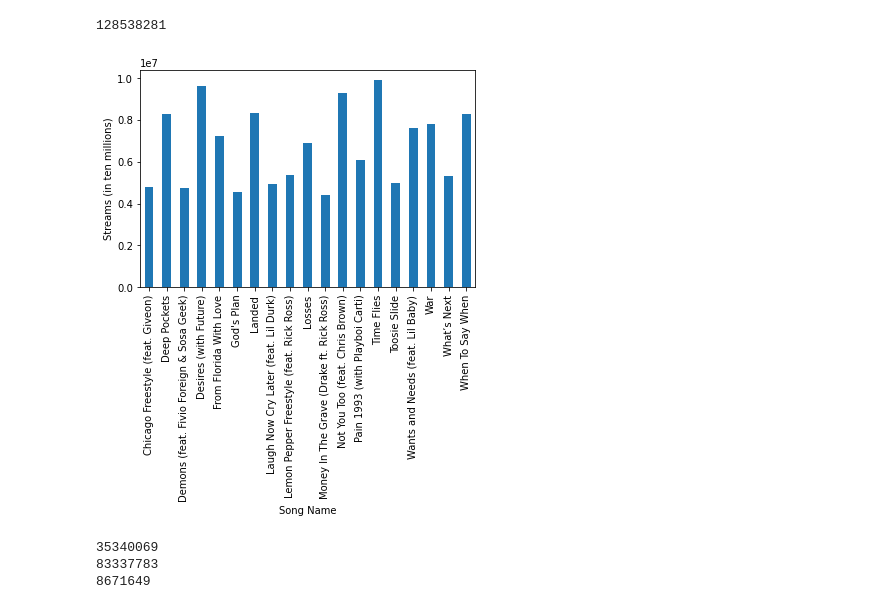
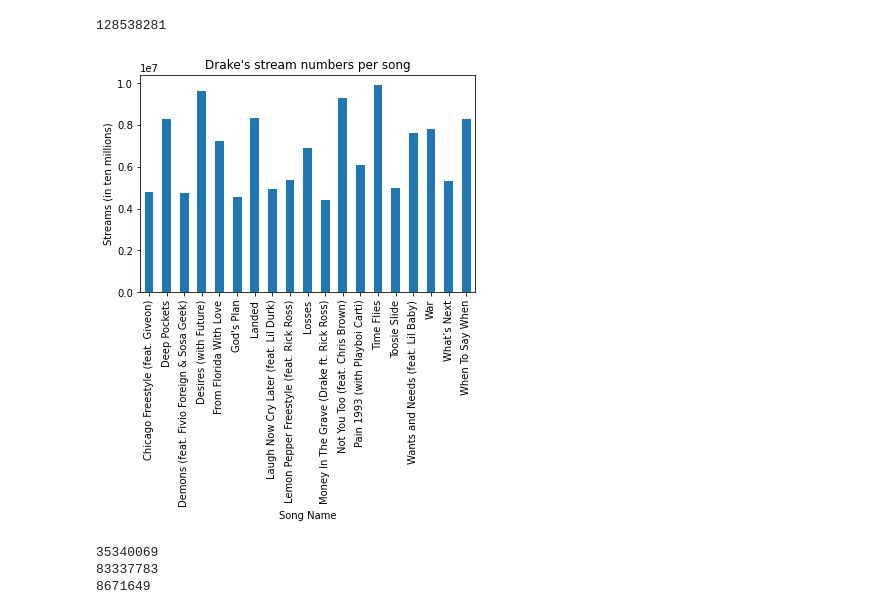
Before and after one commit to AoSxOrca/Project-1, a Jupyter notebook: PythonProjectOne.ipynb, the cells around one changed output. Saved outputs shown, nothing was run; the diff lists cells and outputs as text; code cells hidden in the pictures.

Commit message:
graph title

```diff
--- a/PythonProjectOne.ipynb
+++ b/PythonProjectOne.ipynb
@@ -107,14 +107,15 @@ artist_totalstreams
 # %%
 #Bar graph visualizing number of streams per song for Drake
 bar_graph = artist_count.groupby('Song Name')['Streams'].sum()
 bar_graph.plot(kind="bar", x="Song Name", y="Streams")
+plt.title("Drake's stream numbers per song")
 plt.xlabel("Song Name")
 plt.ylabel("Streams (in ten millions)")
 plt.xticks(rotation = 90)
 plt.savefig("Drake_bargraph.png")
 plt.show()
 # %% [output]
-[figure, old version]
+[figure, new version]
 # %%
 #Creating similar dataframes for the other chosen artists
 weeknd_count = (music_data[music_data["Artist"] == "The Weeknd"]).copy()
```
Also changed, not shown: 1 other file.
